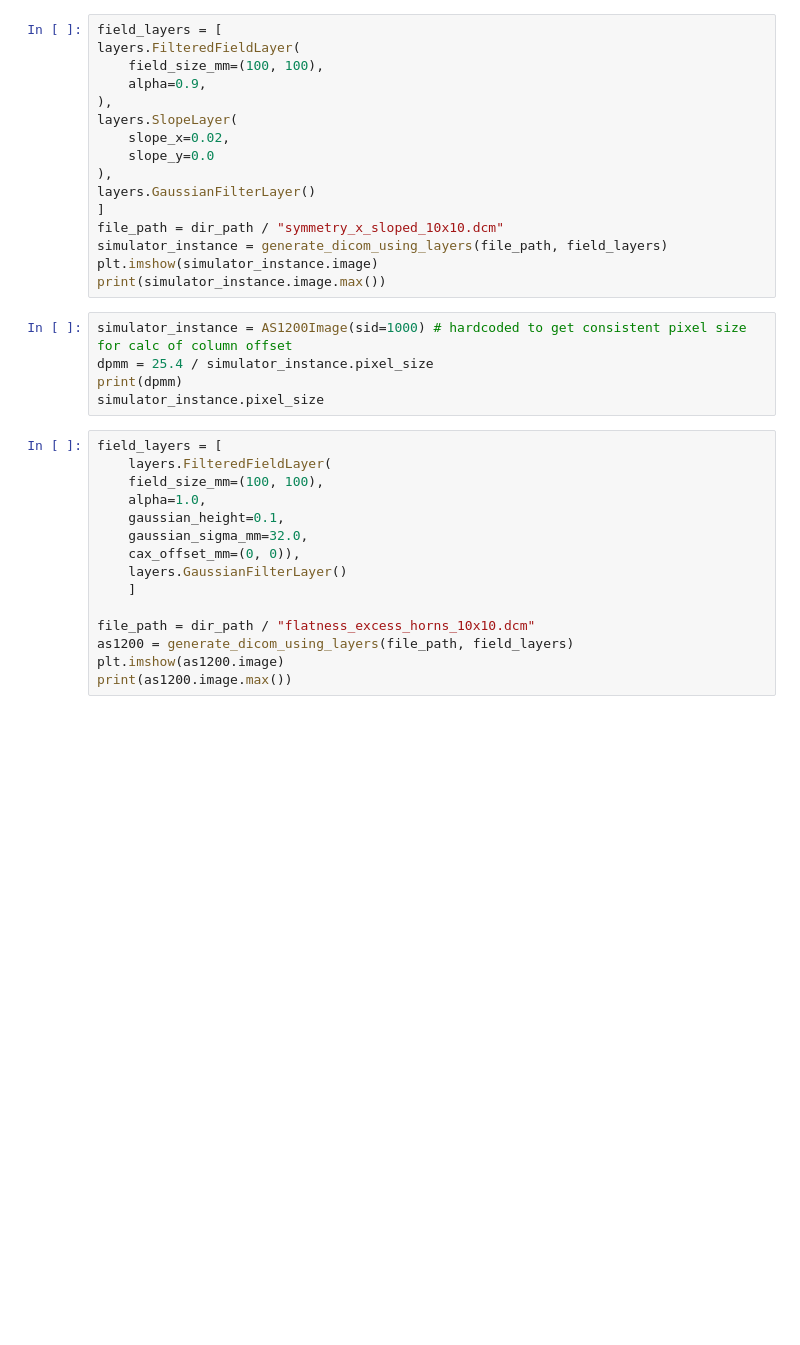
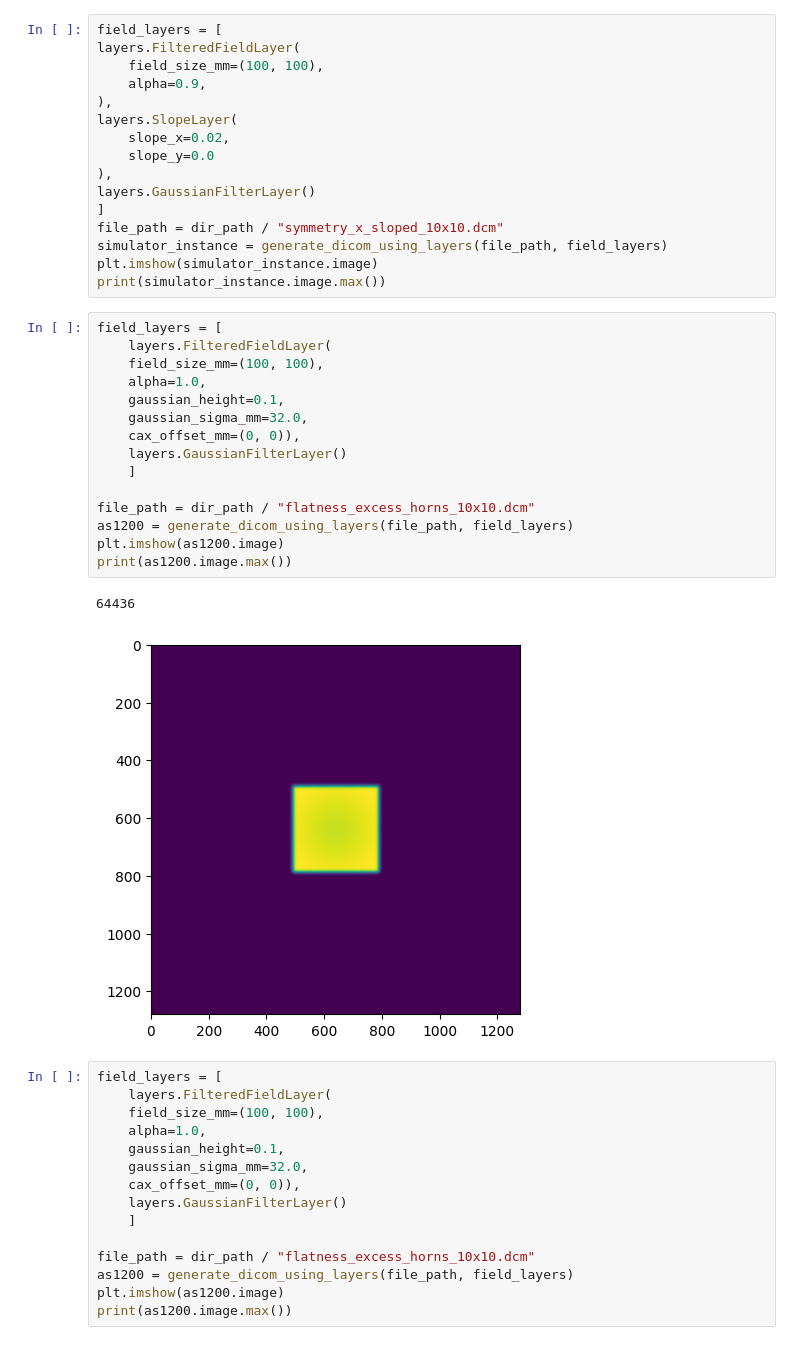
Before and after one commit to crcrewso/FauxPID, a Jupyter notebook: create_image.ipynb, the cells around one changed output. Drawn from its saved outputs; the diff is of its cells as text; blank space fills up the shorter version.

```diff
--- a/create_image.ipynb
+++ b/create_image.ipynb
@@ -93,10 +105,23 @@ simulator_instance = generate_dicom_using_layers(file_path, field_layers)
 plt.imshow(simulator_instance.image)
 print(simulator_instance.image.max())
 # %%
-simulator_instance = AS1200Image(sid=1000) # hardcoded to get consistent pixel size for calc of column offset
-dpmm = 25.4 / simulator_instance.pixel_size
-print(dpmm)
-simulator_instance.pixel_size
+field_layers = [
+    layers.FilteredFieldLayer(
+    field_size_mm=(100, 100),
+    alpha=1.0,
+    gaussian_height=0.1,
+    gaussian_sigma_mm=32.0,
+    cax_offset_mm=(0, 0)),
+    layers.GaussianFilterLayer()
+    ]
+
+file_path = dir_path / "flatness_excess_horns_10x10.dcm"
+as1200 = generate_dicom_using_layers(file_path, field_layers)
+plt.imshow(as1200.image)
+print(as1200.image.max())
+# %% [output]
+64436
+[figure, added]
 # %%
 field_layers = [
     layers.FilteredFieldLayer(
```
Also changed, not shown: parts of 4 cells of this notebook, 3 other files.
